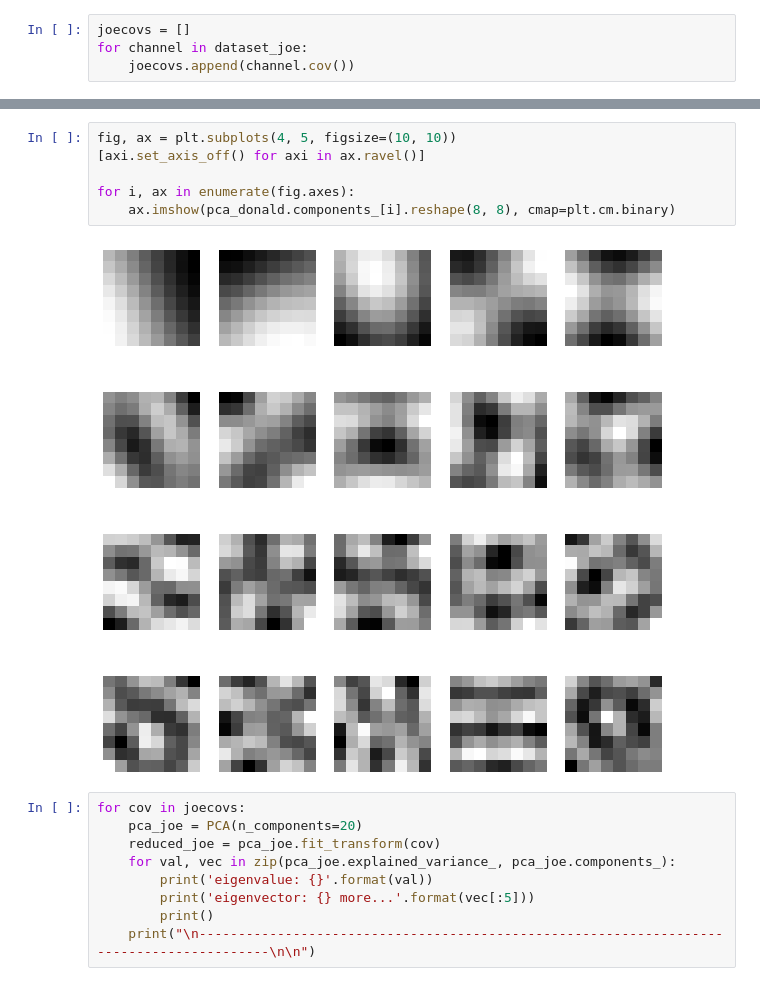
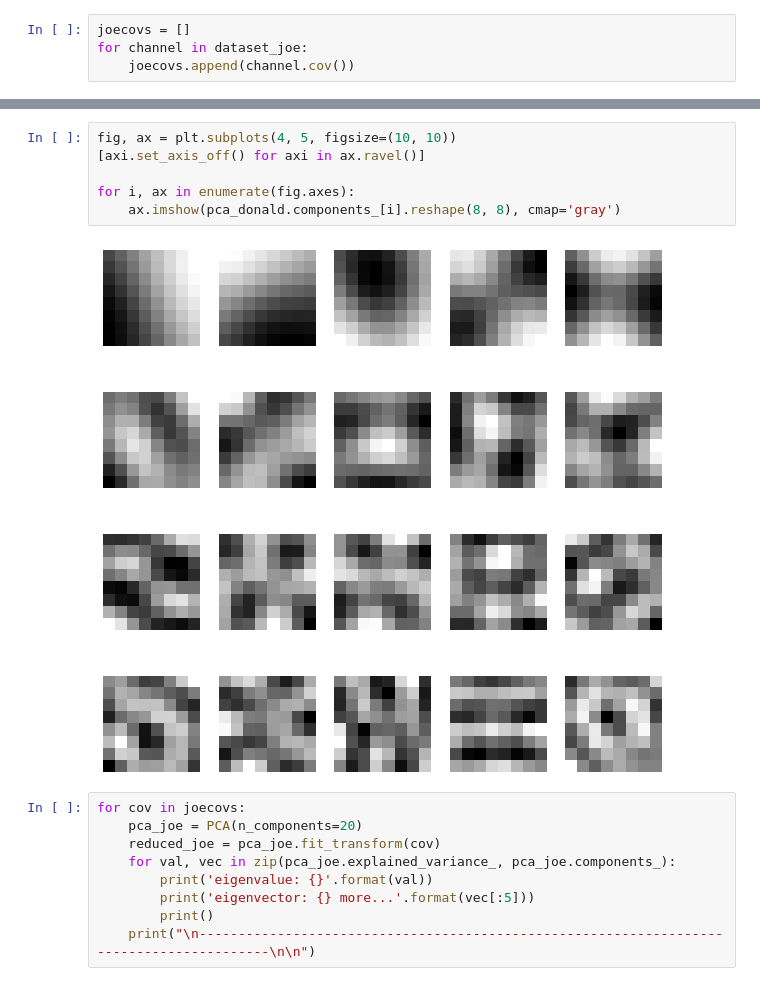
Before and after one commit to nahbos/AUT-Pattern-Recognition, a Jupyter notebook: SPR_HW3/EX03_Q4.ipynb, the cells around one changed output, grey strips where cells are left out. Drawn from its saved outputs; the diff is of its cells as text.

```diff
--- a/SPR_HW3/EX03_Q4.ipynb
+++ b/SPR_HW3/EX03_Q4.ipynb
@@ -128,11 +136,11 @@ eigenvector: [-0.10361799 -0.06178876 -0.01073928  0.04369114  0.09103899  0.132
 # %%
 fig, ax = plt.subplots(4, 5, figsize=(10, 10))
 [axi.set_axis_off() for axi in ax.ravel()]
 
 for i, ax in enumerate(fig.axes):
-    ax.imshow(pca_donald.components_[i].reshape(8, 8), cmap=plt.cm.binary)
+    ax.imshow(pca_donald.components_[i].reshape(8, 8), cmap='gray')
 # %% [output]
-[figure, old version]
+[figure, new version]
 # %%
 for cov in joecovs:
     pca_joe = PCA(n_components=20)
```
Also changed, not shown: parts of 3 cells of this notebook, 3 other files.
